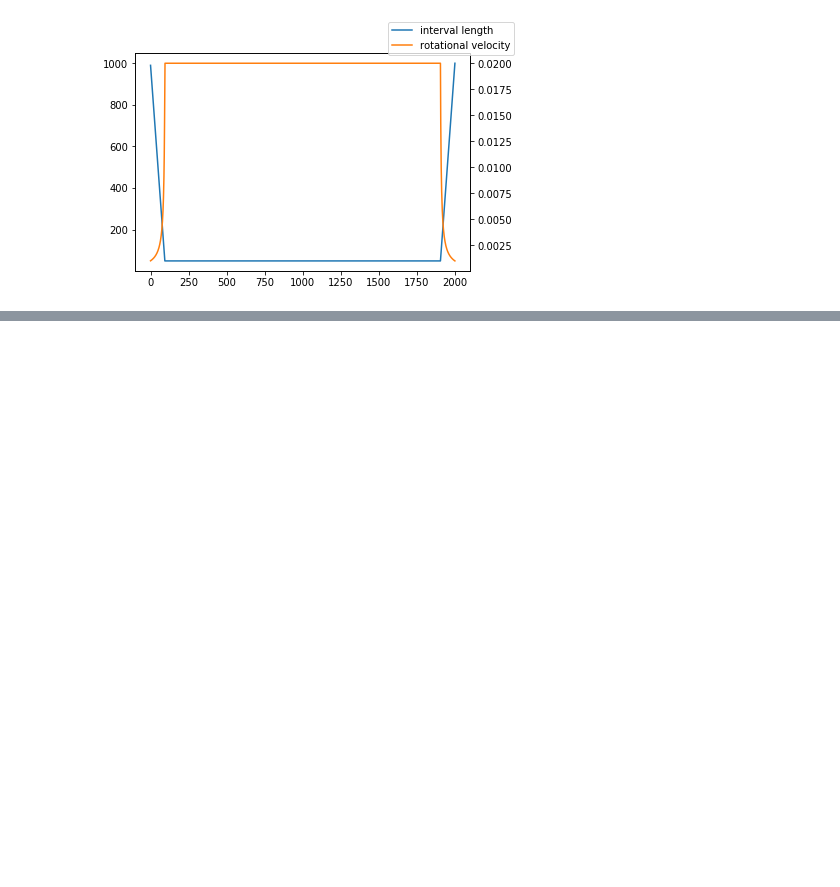
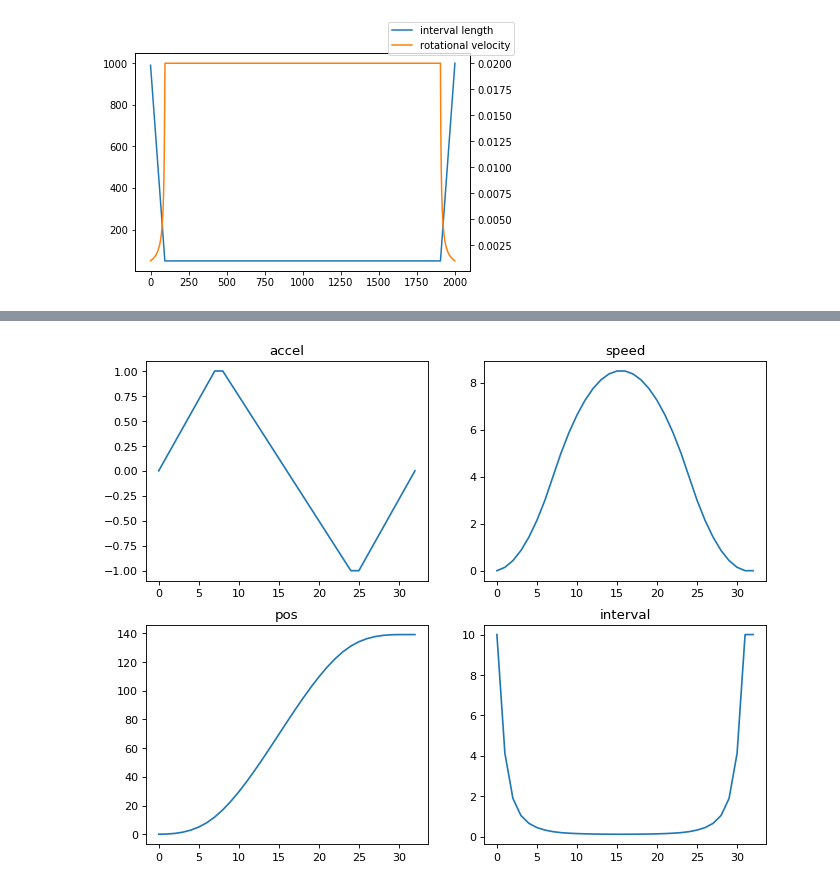
Before and after one commit to FBLX/FlixPlotter, a Jupyter notebook: Python_Files/linear_acceleration.ipynb, the cells around one changed output, grey strips where cells are left out. Saved outputs shown, nothing was run; the diff lists cells and outputs as text; code cells hidden in the pictures; blank space fills up the shorter version.

```diff
--- a/Python_Files/linear_acceleration.ipynb
+++ b/Python_Files/linear_acceleration.ipynb
@@ -91,0 +146,3 @@ print(lin_ints)
+# %%
+intervals = 1/np.cumsum(accel)
+print(intervals)
@@ -91,0 +163,69 @@ print(lin_ints)
+# %%
+def plot_motor_speed(steps, accel_phase):
+    accel_jerk_up = np.linspace(0, 1, accel_phase/2)
+    accel_jerk_down = np.linspace(1, 0, accel_phase/2)
+
+
+
+
+    if (steps > accel_phase * 2):
+        accel = np.append(accel_jerk_up, accel_jerk_down)
+        accel = np.append(accel, np.zeros(steps-2*accel_phase))
+        accel = np.append(accel, -accel_jerk_up)
+        accel = np.append(accel, -accel_jerk_down)
+        speed = np.cumsum(accel)
+        pos = np.cumsum(speed)
+
+        intervals = 1/(speed+0.1)
+
+        fig, ax = plt.subplots(2,2, dpi = 80, figsize = (10,8))
+        axis = ax[0,0]
+        axis.plot(np.arange(len(accel)), accel)
+        axis.set_title('accel')
+        axis = ax[0,1]
+        axis.plot(np.arange(len(speed)), speed)
+        axis.set_title('speed')
+        axis = ax[1,0]
+        axis.plot(np.arange(len(pos)), pos)
+        axis.set_title('pos')
+        axis = ax[1,1]
+        axis.plot(np.arange(len(intervals)), intervals)
+        axis.set_title('interval')
+        print(intervals)
+
+
+    if (steps <= accel_phase*2):
+        l = steps/4
+        accel = np.append(np.linspace(0,1,l), np.linspace(1,-1,l*2))
+        accel = np.append(accel, np.linspace(-1,0,l))
+        speed = np.cumsum(accel)
+        pos = np.cumsum(speed)
+        intervals = 1/(speed+0.1)
+
+
+        fig, ax = plt.subplots(2,2, dpi = 80, figsize = (10,8))
+        axis = ax[0,0]
+        axis.plot(np.arange(len(accel)), accel)
+        axis.set_title('accel')
+        axis = ax[0,1]
+        axis.plot(np.arange(len(speed)), speed)
+        axis.set_title('speed')
+        axis = ax[1,0]
+        axis.plot(np.arange(len(pos)), pos)
+        axis.set_title('pos')
+        axis = ax[1,1]
+        axis.plot(np.arange(len(intervals)), intervals)
+        axis.set_title('interval')
+        print(intervals)
+        print(np.cumsum(intervals)[-1])
+
+        defined_length = 200
+        correction_factor = defined_length/np.cumsum(intervals)[-1]
+        intervals *= correction_factor
+
+        print(correction_factor)
+        print(np.cumsum(intervals)[-1])
+        print(intervals)
+
+plot_motor_speed(34, 100)
+# %% [output]
@@ -91,0 +247 @@ print(lin_ints)
+[figure, added]
```
Also changed, not shown: parts of 12 cells of this notebook.
